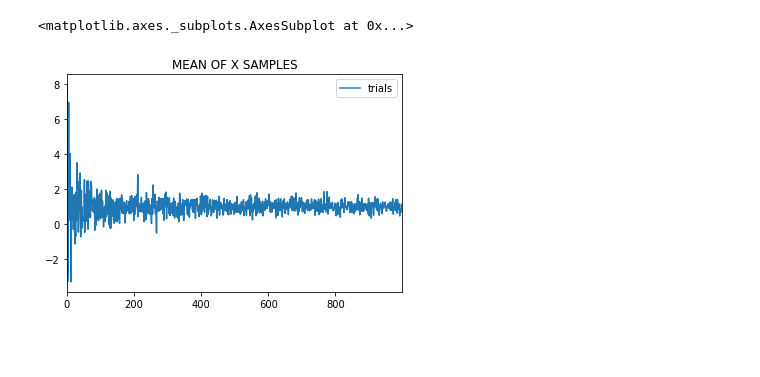
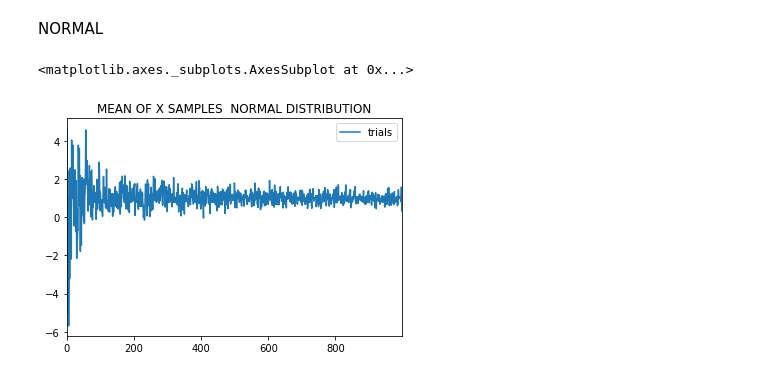
Before and after one commit to AlexBB999/THINK, a Jupyter notebook: Central_Limit.ipynb, the cells around one changed output. Cells and saved outputs as stored; diff of their text form; code cells hidden in the pictures; blank space fills up the shorter version.

```diff
--- a/Central_Limit.ipynb
+++ b/Central_Limit.ipynb
@@ -9,18 +9,20 @@ from numpy import mean
 from scipy import stats
 from numpy.random import seed
 %matplotlib inline
+# %% [markdown]
+NORMAL
 # %%
 results = []
 for num_trials in range(1,1000):
     trials = np.random.normal(1, 7, num_trials)
     mean_of_trials = trials.mean()
     results.append(mean_of_trials)
 
 df = pd.DataFrame({ 'trials' : results})
 
 
-df.plot(title='MEAN OF X SAMPLES')
+df.plot(title='MEAN OF X SAMPLES  NORMAL DISTRIBUTION')
 # %% [output]
 <matplotlib.axes._subplots.AxesSubplot at 0x...>
-[figure, old version]
+[figure, new version]
 # %%
```
Also changed, not shown: parts of 6 cells of this notebook.
